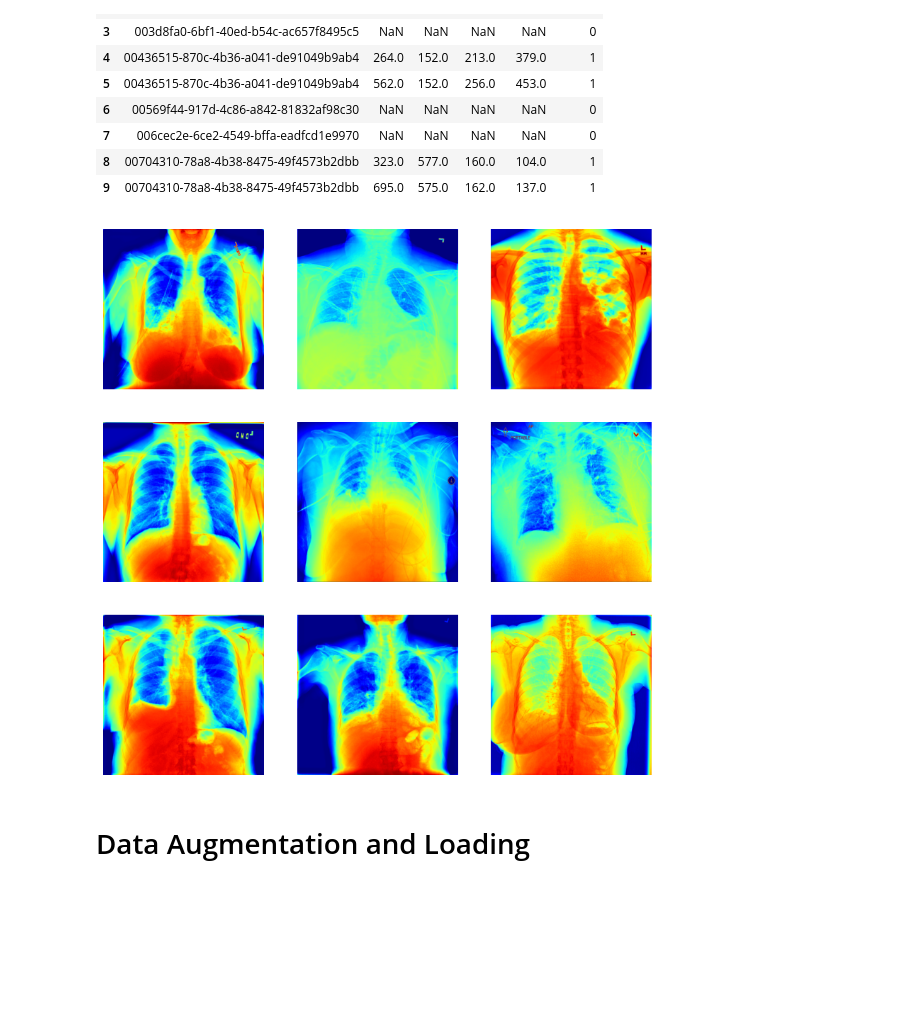
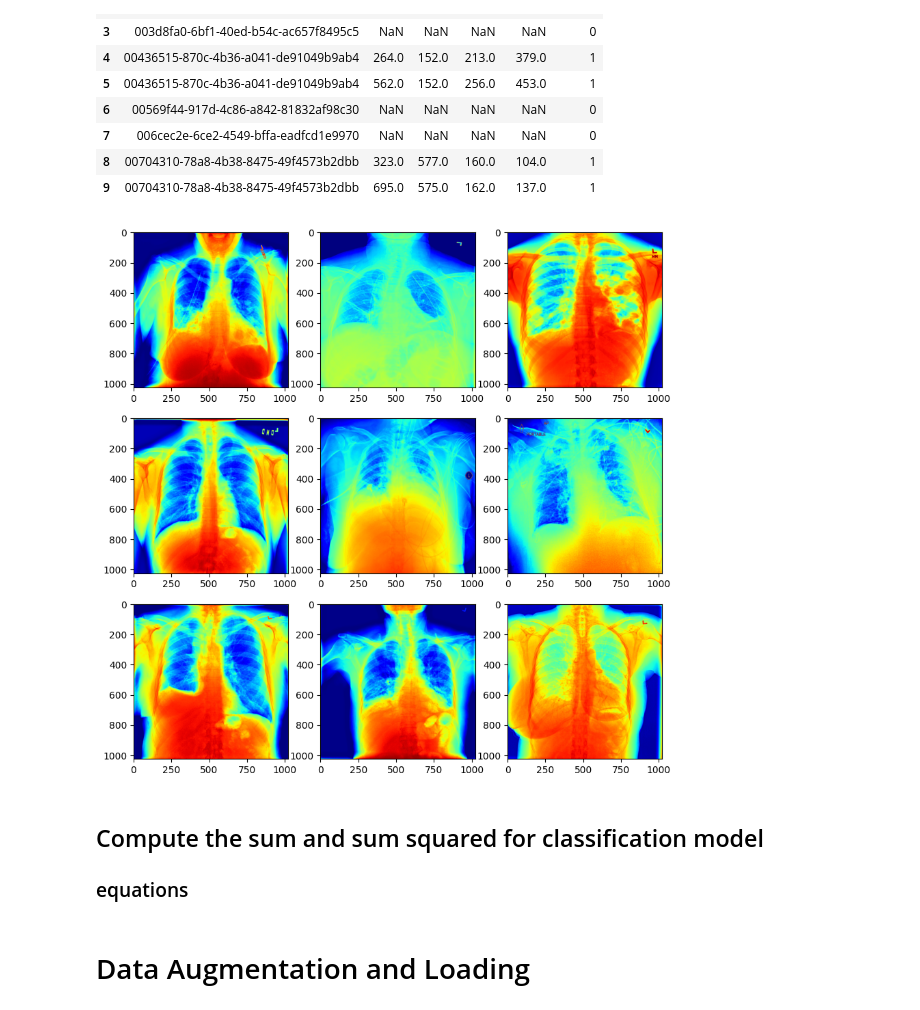
Before and after one commit to mmckay18/medical_imaging_DeepLearning_Projects, a Jupyter notebook: xray_pneumonia_classification/pneumonia_classification_project.ipynb, the cells around one changed output. Cells and saved outputs as stored; diff of their text form; code cells hidden in the pictures; blank space fills up the shorter version.

```diff
--- a/xray_pneumonia_classification/pneumonia_classification_project.ipynb
+++ b/xray_pneumonia_classification/pneumonia_classification_project.ipynb
@@ -64,14 +67,17 @@ SAVE_PATH = Path('../DATA/x_ray_data/Processed')
 # %%
 fig, axis = plt.subplots(3, 3, figsize=(10, 10))
 c = 0
 for i in range(3):
     for j in range(3):
         img = pydicom.dcmread(ROOT_PATH / f'{labels.iloc[c].patientId}.dcm').pixel_array
         axis[i, j].imshow(img, cmap='jet')
-        axis[i, j].axis('off')
+        axis[i, j].axis('on')
         c += 1
 # %% [output]
-[figure, old version]
+[figure, new version]
+# %% [markdown]
+## Compute the sum and sum squared for classification model
+### equations
 # %%
 sum, sums_squared = 0, 0
 for c, patient_id in enumerate(tqdm(labels.patientId)):
```
Also changed, not shown: parts of 1 cell of this notebook, 1 other file.
